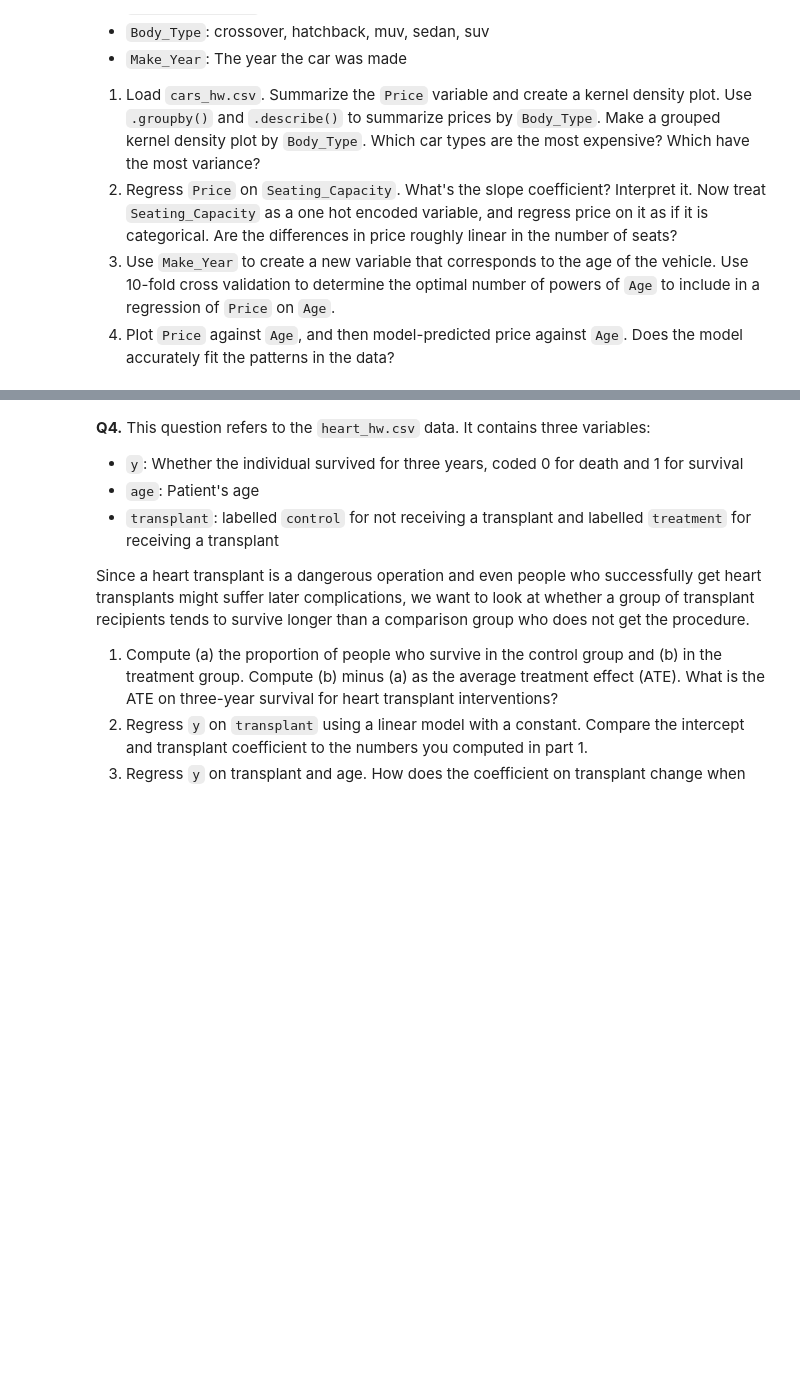
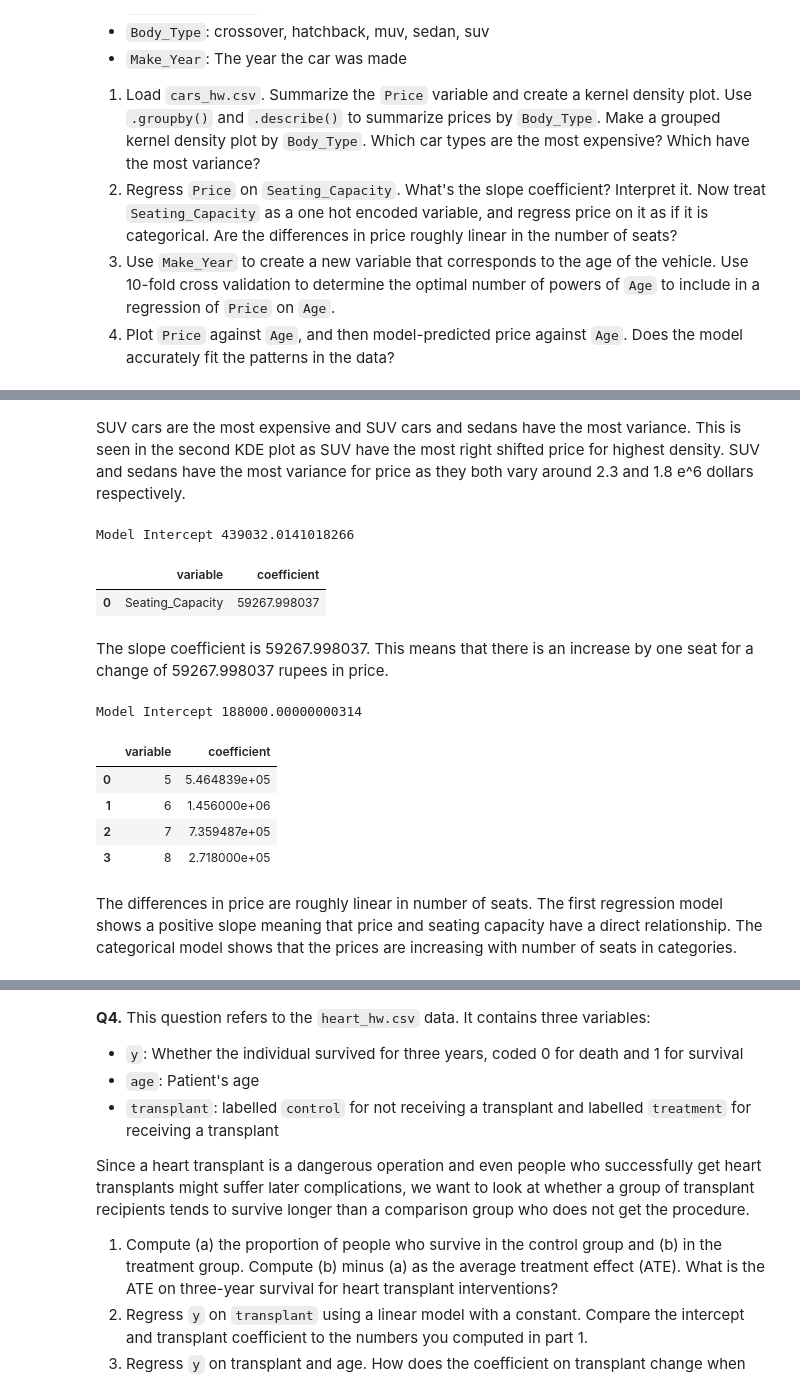
Before and after one commit to arya-rajesh-99/undergrad_ml_assignments, a Jupyter notebook: 03_assignment_linear_models.ipynb, the cells around one changed output, grey strips where cells are left out. Drawn from its saved outputs; the diff is of its cells as text; code cells hidden in the pictures; blank space fills up the shorter version.

```diff
--- a/03_assignment_linear_models.ipynb
+++ b/03_assignment_linear_models.ipynb
@@ -260,0 +271,45 @@ Part 5 MSE: 20693.20558126925
+# %% [markdown]
+SUV cars are the most expensive and SUV cars and sedans have the most variance. This is seen in the second KDE plot as SUV have the most right shifted price for highest density. SUV and sedans have the most variance for price as they both vary around 2.3 and 1.8 e^6 dollars respectively.
+# %%
+# question 3.2
+# slope coeffcieint for price on seating capacity regression
+tdf = cars_df.loc[:, ['Price', 'Seating_Capacity']].dropna()
+y=tdf['Price']
+X_num = tdf[['Seating_Capacity']]
+model = LinearRegression()
+model.fit(X_num, y)
+
+print('Model Intercept', model.intercept_)
+pd.DataFrame({
+    'variable': model.feature_names_in_,
+    'coefficient': model.coef_
+    })
+# %% [output]
+Model Intercept 439032.0141018266
+|  | variable | coefficient |
+| 0 | Seating_Capacity | 59267.998037 |
+# %% [markdown]
+The slope coefficient is 59267.998037. This means that there is an increase by one seat for a change of 59267.998037 rupees in price.
+# %%
+# question 3.2 continued
+#seating capacity as categorical
+tdf = cars_df.loc[:, ['Price', 'Seating_Capacity']].dropna()
+y=tdf['Price']
+X_cat = pd.get_dummies(tdf['Seating_Capacity'], dtype='int', drop_first=True)
+
+model = LinearRegression()
+model.fit(X_cat, y)
+print('Model Intercept', model.intercept_)
+pd.DataFrame({
+    'variable': X_cat.columns, #had to do columns so it works, no error
+    'coefficient': model.coef_
+})
+# %% [output]
+Model Intercept 188000.00000000314
+|  | variable | coefficient |
+| 0 | 5 | 5.464839e+05 |
+| 1 | 6 | 1.456000e+06 |
+| 2 | 7 | 7.359487e+05 |
+| 3 | 8 | 2.718000e+05 |
+# %% [markdown]
+The differences in price are roughly linear in number of seats. The first regression model shows a positive slope meaning that price and seating capacity have a direct relationship. The categorical model shows that the prices are increasing with number of seats in categories.
```
Also changed, not shown: parts of 6 cells of this notebook.
